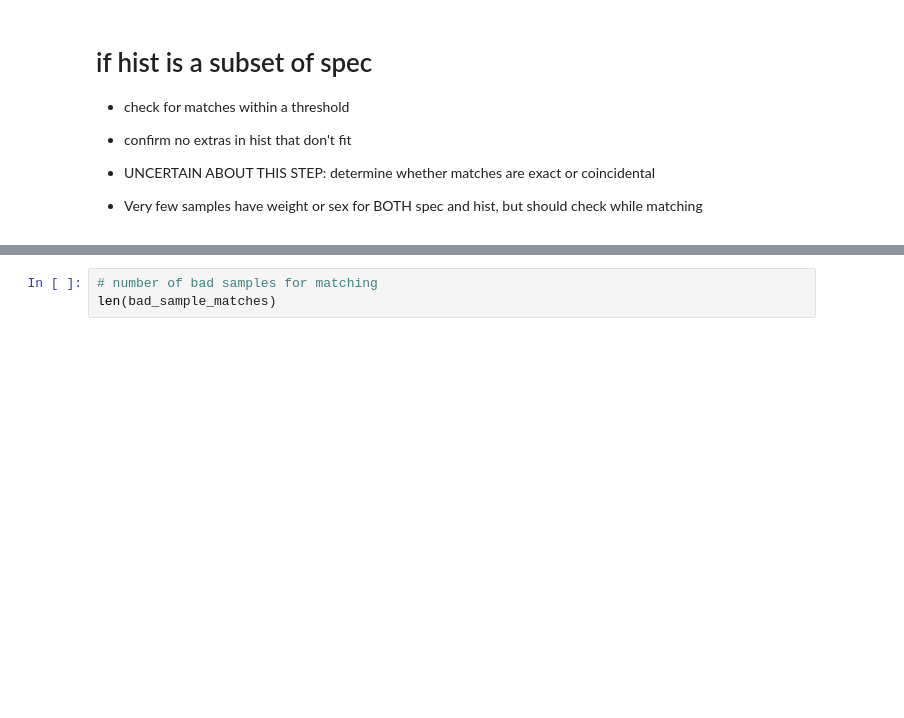
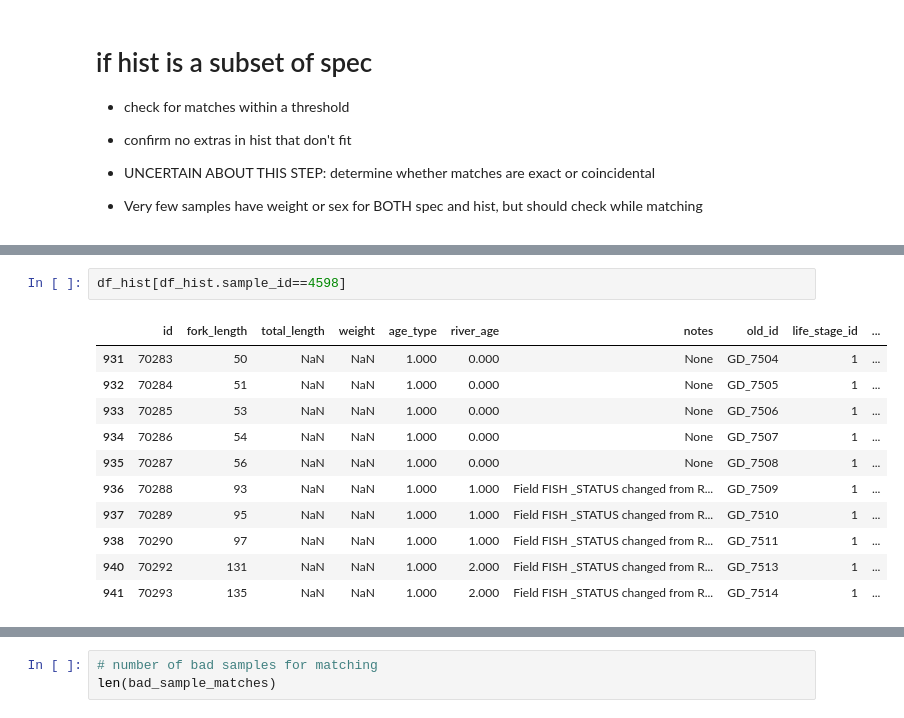
Before and after one commit to dfo-gulf-science/TrapNet-EDA, a Jupyter notebook: Trapnet Historical Data.ipynb, the cells around one changed output, grey strips where cells are left out. Drawn from its saved outputs; the diff is of its cells as text; blank space fills up the shorter version.

```diff
--- a/Trapnet Historical Data.ipynb
+++ b/Trapnet Historical Data.ipynb
@@ -687,0 +772,14 @@ pd.DataFrame(potential_fish_matches).head()
+# %%
+df_hist[df_hist.sample_id==4598]
+# %% [output]
+|  | id | fork_length | total_length | weight | age_type | river_age | notes | old_id | life_stage_id | ... |
+| 931 | 70283 | 50 | NaN | NaN | 1.000 | 0.000 | None | GD_7504 | 1 | ... |
+| 932 | 70284 | 51 | NaN | NaN | 1.000 | 0.000 | None | GD_7505 | 1 | ... |
+| 933 | 70285 | 53 | NaN | NaN | 1.000 | 0.000 | None | GD_7506 | 1 | ... |
+| 934 | 70286 | 54 | NaN | NaN | 1.000 | 0.000 | None | GD_7507 | 1 | ... |
+| 935 | 70287 | 56 | NaN | NaN | 1.000 | 0.000 | None | GD_7508 | 1 | ... |
+| 936 | 70288 | 93 | NaN | NaN | 1.000 | 1.000 | Field FISH _STATUS changed from R... | GD_7509 | 1 | ... |
+| 937 | 70289 | 95 | NaN | NaN | 1.000 | 1.000 | Field FISH _STATUS changed from R... | GD_7510 | 1 | ... |
+| 938 | 70290 | 97 | NaN | NaN | 1.000 | 1.000 | Field FISH _STATUS changed from R... | GD_7511 | 1 | ... |
+| 940 | 70292 | 131 | NaN | NaN | 1.000 | 2.000 | Field FISH _STATUS changed from R... | GD_7513 | 1 | ... |
+| 941 | 70293 | 135 | NaN | NaN | 1.000 | 2.000 | Field FISH _STATUS changed from R... | GD_7514 | 1 | ... |
```
Also changed, not shown: parts of 41 cells of this notebook.
